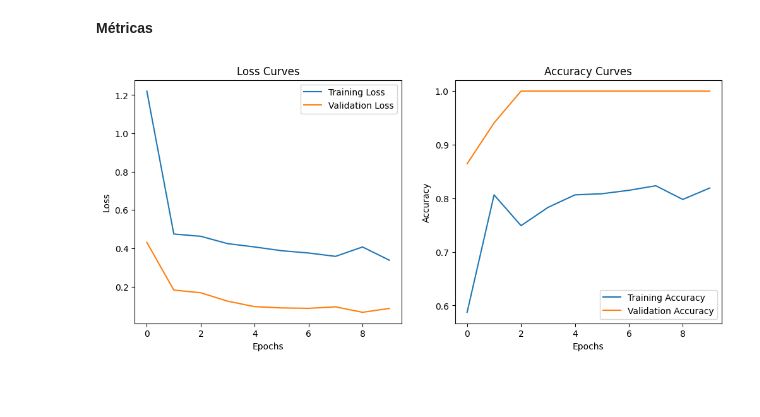
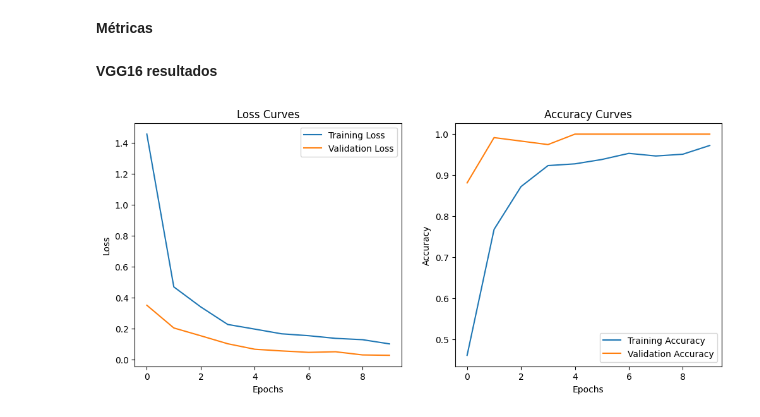
Before and after one commit to AndreaCTS/Transfer_learning, a Jupyter notebook: load_data.ipynb, the cells around one changed output. Drawn from its saved outputs; the diff is of its cells as text; code cells hidden in the pictures; blank space fills up the shorter version.

```diff
--- a/load_data.ipynb
+++ b/load_data.ipynb
@@ -693,26 +593,2 @@ visualize_images_with_bboxes(X_train, targets, num_images=5)
 # %% [markdown]
 **Entrenamiento de modelo de transfer learning**
-# %%
-base_model = VGG16(weights='imagenet', include_top=False, input_shape=(224, 224, 3))
-base_model.trainable = False  # Congelar capas preentrenadas
-
-# Entrada para las imágenes
-image_input = base_model.input
-
-# Entrada para las coordenadas (3 sets de coordenadas para cada imagen)
-coord_input = Input(shape=(3, 4), name='coord_input')
-
-# Extraer características de la imagen
-x = base_model.output
-x = Flatten()(x)
-
-# Aplanar las coordenadas para la concatenación
-coord_flat = Flatten()(coord_input)
-
-# Concatenar características de imagen y coordenadas
-combined = Concatenate()([x, coord_flat])
-
-# Añadir capas densas finales
-x = Dense(32, activation='relu')(combined)
-x = Dropout(0.5)(x)
-output = Dense(3, activation='softmax')(x)
@@ -722,6 +594,0 @@ model = Model(inputs=[image_input, coord_input], outputs=output)
-# %%
-# Compilar el modelo
-model.compile(optimizer='adam', loss='categorical_crossentropy', metrics=['accuracy'])
-
-# Resumen del modelo
-model.summary()
@@ -745,0 +662,2 @@ ________________________________________________________________________________
+# %%
+model_vgg16 = create_model(base_model_name='VGG16', input_shape=(224, 224, 3), coord_shape=(3, 4), freeze_base_model=True)
@@ -746,6 +682,6 @@ ________________________________________________________________________________
 # %%
 # Paso 4: Entrenar el modelo
-history = model.fit(
+history_vgg16 = model_vgg16.fit(
     [X_train, coord_train], y_train_cat,
     epochs=10,
     validation_data=([X_val, coord_val], y_val_cat))
@@ -796,4 +830,6 @@ def plot_training_history(history):
+# %% [markdown]
+**VGG16 resultados**
 # %%
-plot_training_history(history)
+plot_training_history(history_vgg16)
 # %% [output]
-[figure, old version]
+[figure, new version]
```
Also changed, not shown: parts of 30 cells of this notebook, 2 other files.
